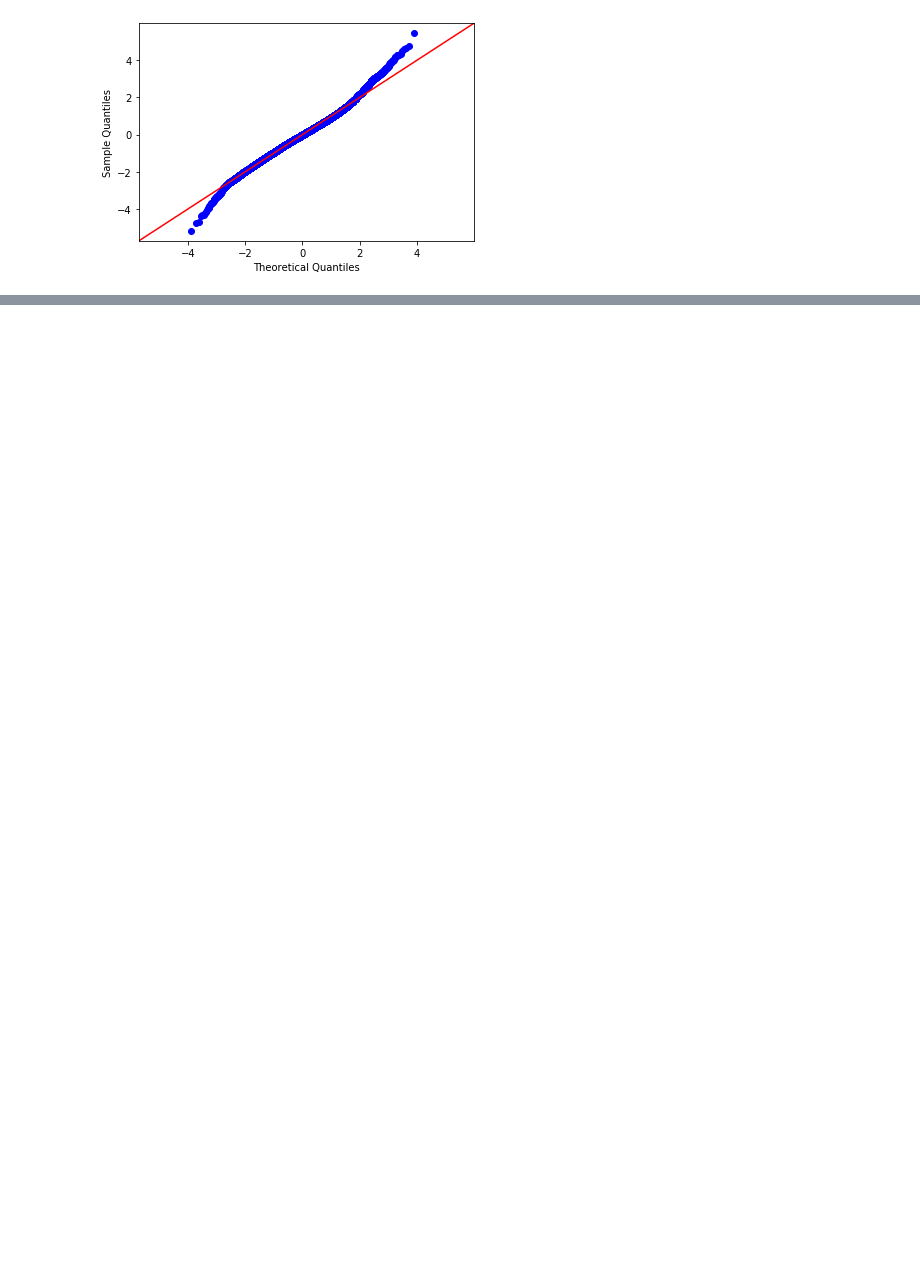
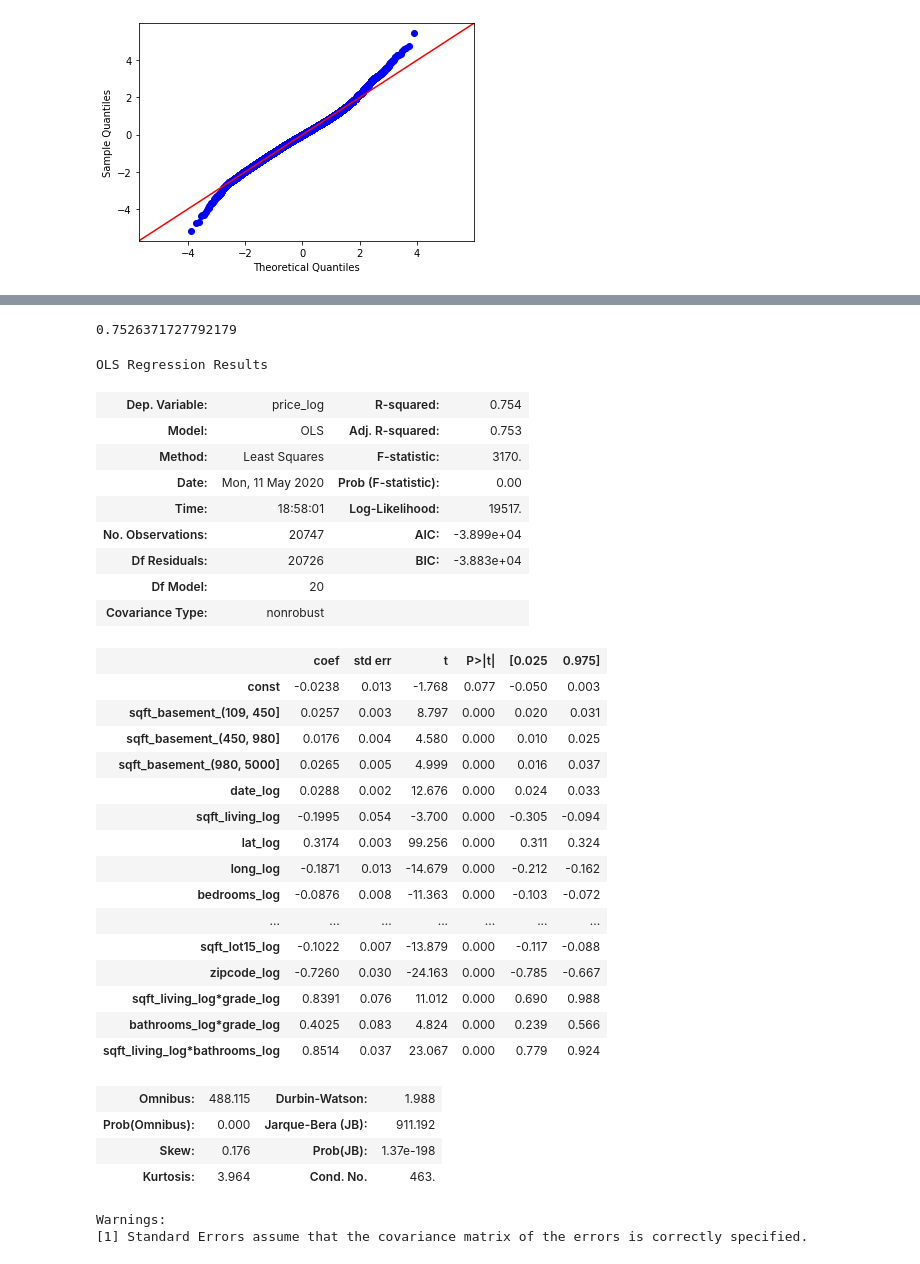
Before and after one commit to JessicaFB/Flipping-Houses-Strategy, a Jupyter notebook: student.ipynb, the cells around one changed output, grey strips where cells are left out. Cells and saved outputs as stored; diff of their text form; code cells hidden in the pictures; blank space fills up the shorter version.

```diff
--- a/student.ipynb
+++ b/student.ipynb
@@ -541,0 +559,45 @@ fig = sm.graphics.qqplot(results.resid, dist=stats.norm, line='45', fit=True)
+# %%
+final_model_R2 = np.mean(cross_val_score(linreg, final, y, scoring='r2', cv=crossval))
+
+print(final_model_R2)
+
+import statsmodels.api as sm
+df_inter_sm = sm.add_constant(final)
+model = sm.OLS(y,final)
+results = model.fit()
+
+results.summary()
+# %% [output]
+0.7526371727792179
+OLS Regression Results
+| Dep. Variable: | price_log | R-squared: | 0.754 |
+| Model: | OLS | Adj. R-squared: | 0.753 |
+| Method: | Least Squares | F-statistic: | 3170. |
+| Date: | Mon, 11 May 2020 | Prob (F-statistic): | 0.00 |
+| Time: | 18:58:01 | Log-Likelihood: | 19517. |
+| No. Observations: | 20747 | AIC: | -3.899e+04 |
+| Df Residuals: | 20726 | BIC: | -3.883e+04 |
+| Df Model: | 20 |  |  |
+| Covariance Type: | nonrobust |  |  |
+|  | coef | std err | t | P>|t| | [0.025 | 0.975] |
+| const | -0.0238 | 0.013 | -1.768 | 0.077 | -0.050 | 0.003 |
+| sqft_basement_(109, 450] | 0.0257 | 0.003 | 8.797 | 0.000 | 0.020 | 0.031 |
+| sqft_basement_(450, 980] | 0.0176 | 0.004 | 4.580 | 0.000 | 0.010 | 0.025 |
+| sqft_basement_(980, 5000] | 0.0265 | 0.005 | 4.999 | 0.000 | 0.016 | 0.037 |
+| date_log | 0.0288 | 0.002 | 12.676 | 0.000 | 0.024 | 0.033 |
+| sqft_living_log | -0.1995 | 0.054 | -3.700 | 0.000 | -0.305 | -0.094 |
+| lat_log | 0.3174 | 0.003 | 99.256 | 0.000 | 0.311 | 0.324 |
+| long_log | -0.1871 | 0.013 | -14.679 | 0.000 | -0.212 | -0.162 |
+| bedrooms_log | -0.0876 | 0.008 | -11.363 | 0.000 | -0.103 | -0.072 |
+| ... | ... | ... | ... | ... | ... | ... |
+| sqft_lot15_log | -0.1022 | 0.007 | -13.879 | 0.000 | -0.117 | -0.088 |
+| zipcode_log | -0.7260 | 0.030 | -24.163 | 0.000 | -0.785 | -0.667 |
+| sqft_living_log*grade_log | 0.8391 | 0.076 | 11.012 | 0.000 | 0.690 | 0.988 |
+| bathrooms_log*grade_log | 0.4025 | 0.083 | 4.824 | 0.000 | 0.239 | 0.566 |
+| sqft_living_log*bathrooms_log | 0.8514 | 0.037 | 23.067 | 0.000 | 0.779 | 0.924 |
+| Omnibus: | 488.115 | Durbin-Watson: | 1.988 |
+| Prob(Omnibus): | 0.000 | Jarque-Bera (JB): | 911.192 |
+| Skew: | 0.176 | Prob(JB): | 1.37e-198 |
+| Kurtosis: | 3.964 | Cond. No. | 463. |
+Warnings:
+[1] Standard Errors assume that the covariance matrix of the errors is correctly specified.
```
Also changed, not shown: parts of 13 cells of this notebook.
